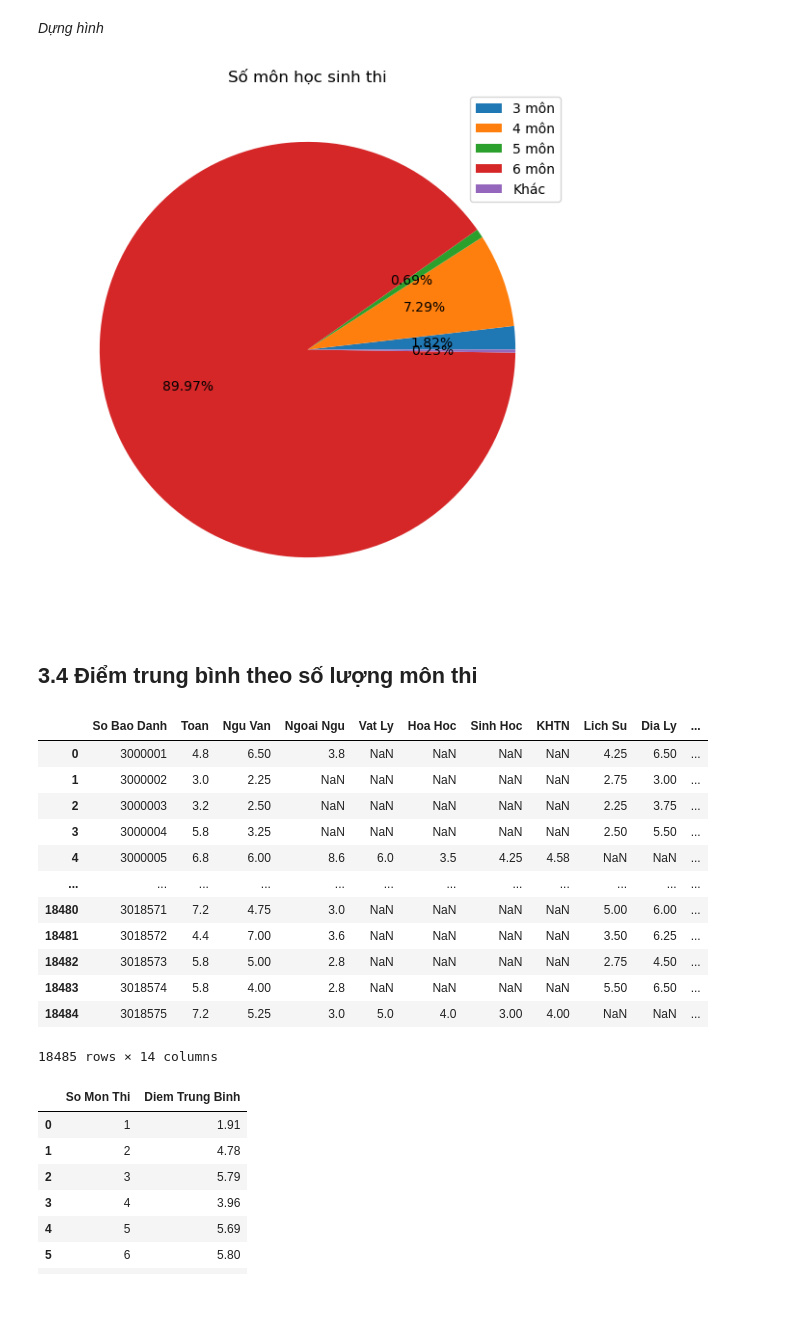
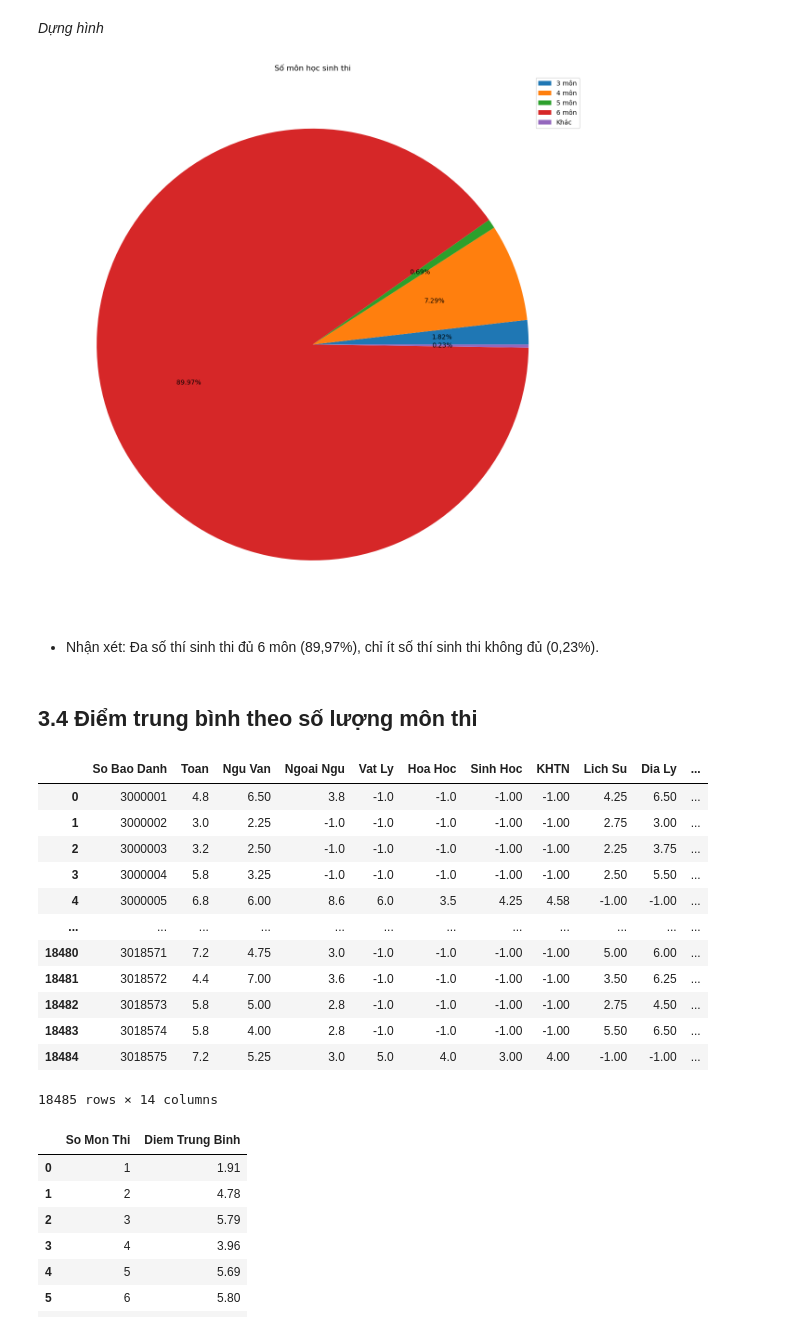
Before and after one commit to KietChauu/THPTQG_source_analysis, a Jupyter notebook: data.ipynb, the cells around one changed output. Cells and saved outputs as stored; diff of their text form; code cells hidden in the pictures; blank space fills up the shorter version.

```diff
--- a/data.ipynb
+++ b/data.ipynb
@@ -44,12 +108,0 @@ None
-# %%
-cols_diem = ['Toan','Ngu Van','Ngoai Ngu','Vat Ly','Hoa Hoc','Sinh Hoc','KHTN','Lich Su','Dia Ly','GDCD','KHXH']
-
-# Thay thế các chuỗi 'vắng', 'không thi' thành NaN
-df.replace(['vắng', 'miễn', 'không thi', 'KhongThi'], np.nan, inplace=True)
-
-# Chuyển sang float
-for c in cols_diem:
-    df[c] = pd.to_numeric(df[c], errors='coerce')
-
-# Kiểm tra lại
-print(df[cols_diem])
@@ -199,22 +293,24 @@ thptqg_so_mon
 # %% [markdown]
 *Dựng hình*
 # %%
-fig = plt.figure(figsize=(9, 7))
+fig = plt.figure(figsize=(15, 18))
 ax = fig.add_subplot(111)
 
 ax.pie(thptqg_so_mon['So Thi Sinh'], autopct='%.2f%%')
 
 ax.legend(labels=('3 môn', '4 môn', '5 môn', '6 môn', 'Khác'), loc='upper right')
 plt.title('Số môn học sinh thi')
 
 plt.show()
 # %% [output]
-[figure, old version]
+[figure, new version]
+# %% [markdown]
+- Nhận xét: Đa số thí sinh thi đủ 6 môn (89,97%), chỉ ít số thí sinh thi không đủ (0,23%).
 # %% [markdown]
 ## 3.4 Điểm trung bình theo số lượng môn thi
 # %%
 # Copy bảng để tránh thao tác trên dữ liệu gốc
-thptqg_avg = df.copy()
+thptqg_avg = df_clean.copy()
 
 # Tạo cột 'điểm trung bình'
 thptqg_avg['Diem Trung Binh'] = thptqg_avg[thptqg_avg[list_of_subjects] >= 0].mean(axis=1).round(2).tolist()
@@ -222,17 +318,17 @@ thptqg_avg['Diem Trung Binh'] = thptqg_avg[thptqg_avg[list_of_subjects] >= 0].me
 thptqg_avg
 # %% [output]
 |  | So Bao Danh | Toan | Ngu Van | Ngoai Ngu | Vat Ly | Hoa Hoc | Sinh Hoc | KHTN | Lich Su | Dia Ly | ... |
-| 0 | 3000001 | 4.8 | 6.50 | 3.8 | NaN | NaN | NaN | NaN | 4.25 | 6.50 | ... |
-| 1 | 3000002 | 3.0 | 2.25 | NaN | NaN | NaN | NaN | NaN | 2.75 | 3.00 | ... |
-| 2 | 3000003 | 3.2 | 2.50 | NaN | NaN | NaN | NaN | NaN | 2.25 | 3.75 | ... |
-| 3 | 3000004 | 5.8 | 3.25 | NaN | NaN | NaN | NaN | NaN | 2.50 | 5.50 | ... |
-| 4 | 3000005 | 6.8 | 6.00 | 8.6 | 6.0 | 3.5 | 4.25 | 4.58 | NaN | NaN | ... |
+| 0 | 3000001 | 4.8 | 6.50 | 3.8 | -1.0 | -1.0 | -1.00 | -1.00 | 4.25 | 6.50 | ... |
+| 1 | 3000002 | 3.0 | 2.25 | -1.0 | -1.0 | -1.0 | -1.00 | -1.00 | 2.75 | 3.00 | ... |
+| 2 | 3000003 | 3.2 | 2.50 | -1.0 | -1.0 | -1.0 | -1.00 | -1.00 | 2.25 | 3.75 | ... |
+| 3 | 3000004 | 5.8 | 3.25 | -1.0 | -1.0 | -1.0 | -1.00 | -1.00 | 2.50 | 5.50 | ... |
+| 4 | 3000005 | 6.8 | 6.00 | 8.6 | 6.0 | 3.5 | 4.25 | 4.58 | -1.00 | -1.00 | ... |
 | ... | ... | ... | ... | ... | ... | ... | ... | ... | ... | ... | ... |
-| 18480 | 3018571 | 7.2 | 4.75 | 3.0 | NaN | NaN | NaN | NaN | 5.00 | 6.00 | ... |
-| 18481 | 3018572 | 4.4 | 7.00 | 3.6 | NaN | NaN | NaN | NaN | 3.50 | 6.25 | ... |
-| 18482 | 3018573 | 5.8 | 5.00 | 2.8 | NaN | NaN | NaN | NaN | 2.75 | 4.50 | ... |
-| 18483 | 3018574 | 5.8 | 4.00 | 2.8 | NaN | NaN | NaN | NaN | 5.50 | 6.50 | ... |
-| 18484 | 3018575 | 7.2 | 5.25 | 3.0 | 5.0 | 4.0 | 3.00 | 4.00 | NaN | NaN | ... |
+| 18480 | 3018571 | 7.2 | 4.75 | 3.0 | -1.0 | -1.0 | -1.00 | -1.00 | 5.00 | 6.00 | ... |
+| 18481 | 3018572 | 4.4 | 7.00 | 3.6 | -1.0 | -1.0 | -1.00 | -1.00 | 3.50 | 6.25 | ... |
+| 18482 | 3018573 | 5.8 | 5.00 | 2.8 | -1.0 | -1.0 | -1.00 | -1.00 | 2.75 | 4.50 | ... |
+| 18483 | 3018574 | 5.8 | 4.00 | 2.8 | -1.0 | -1.0 | -1.00 | -1.00 | 5.50 | 6.50 | ... |
+| 18484 | 3018575 | 7.2 | 5.25 | 3.0 | 5.0 | 4.0 | 3.00 | 4.00 | -1.00 | -1.00 | ... |
 18485 rows × 14 columns
 # %%
 # Cột cần lấy
```
Also changed, not shown: parts of 32 cells of this notebook.
